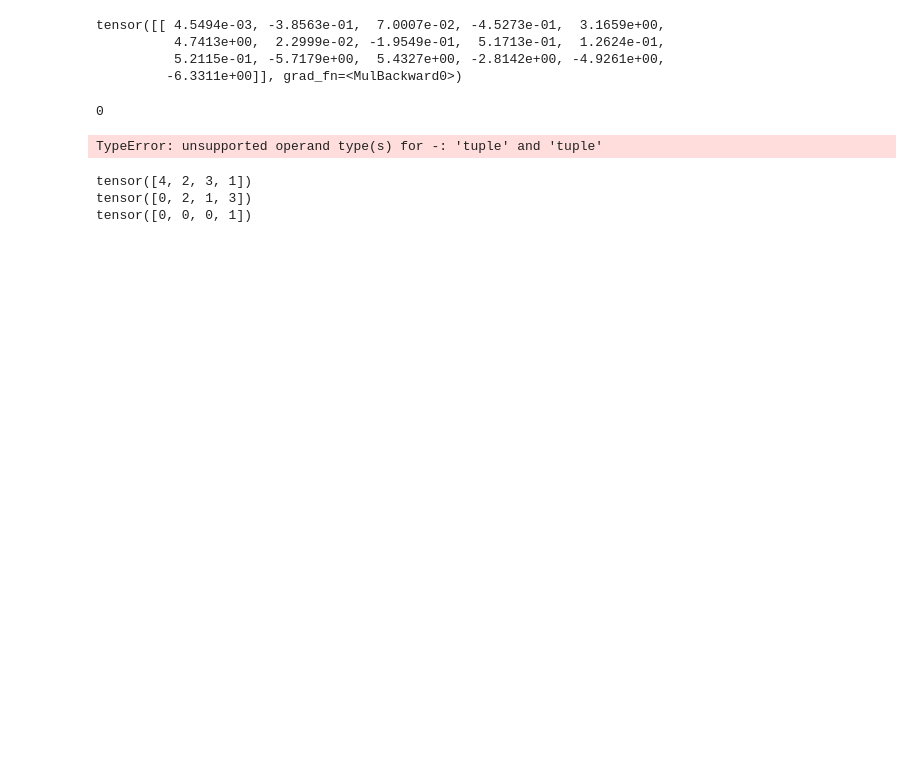
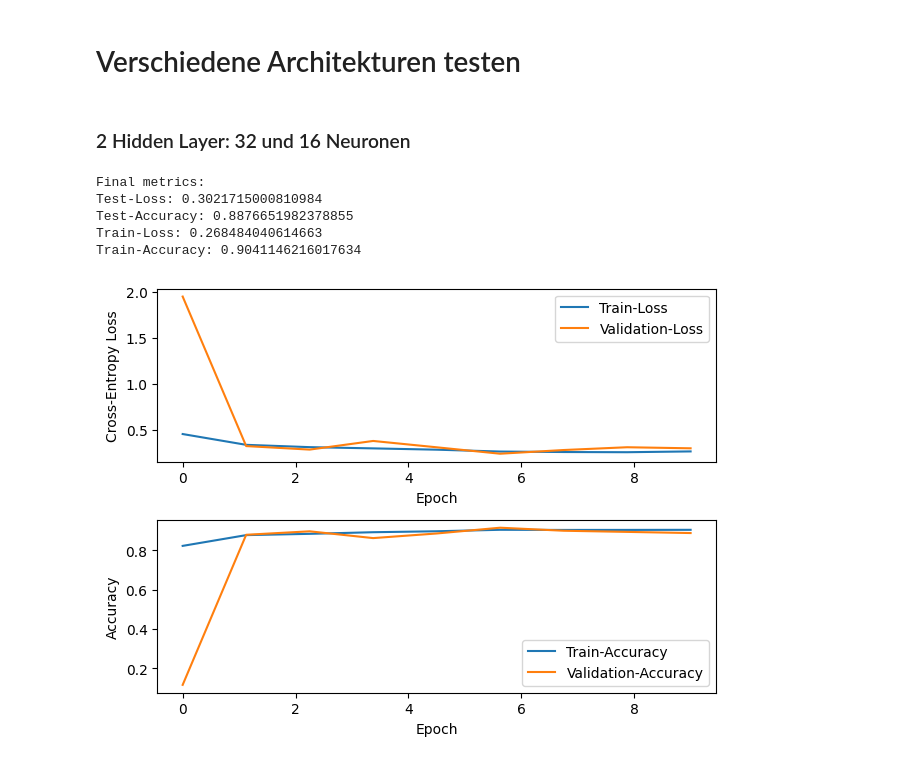
Before and after one commit to surajk222/Project_Group_Attribution_Method, a Jupyter notebook: train.ipynb, the cells around one changed output. Cells and saved outputs as stored; diff of their text form; code cells hidden in the pictures; blank space fills up the shorter version.

```diff
--- a/train.ipynb
+++ b/train.ipynb
@@ -4,5 +0,0 @@ import torch
-# %%
-from data.datasets import DryBean
-from model.training import train_model
-
-model = train_model()[0]
@@ -49,36 +1,14 @@ tensor([-0.5787, -1.7392, -1.8341, -1.8474,  0.5648, -0.7242, -0.6304, -1.7664,
-# %%
-dataset = DryBean(mode=DatasetMode.TEST)
-x,true_y = dataset[0]
-x = x.unsqueeze(0)
-input = x.clone().detach().requires_grad_(True)
-
-ig_captum = captum.attr.IntegratedGradients(model)
-
-attributions = ig_captum.attribute(input,method="riemann_right", target=4,n_steps=500)
-print(attributions)
-# %% [output]
-tensor([[ 4.5494e-03, -3.8563e-01,  7.0007e-02, -4.5273e-01,  3.1659e+00,
-          4.7413e+00,  2.2999e-02, -1.9549e-01,  5.1713e-01,  1.2624e-01,
-          5.2115e-01, -5.7179e+00,  5.4327e+00, -2.8142e+00, -4.9261e+00,
-         -6.3311e+00]], grad_fn=<MulBackward0>)
-# %%
-from evaluation import IntegratedGradientsEvaluator
-
-evaluator = IntegratedGradientsEvaluator(model=model)
-print(evaluator.mse_delta())
-# %% [output]
-0
-TypeError: unsupported operand type(s) for -: 'tuple' and 'tuple'
-# %%
-tensor = torch.tensor([4,2,3,1])
-indices = tensor.argsort(descending=True)
-
-print(tensor)
-print(indices)
-
-tensor[indices[0:3]]=0
-print(tensor)
-# %% [output]
-tensor([4, 2, 3, 1])
-tensor([0, 2, 1, 3])
-tensor([0, 0, 0, 1])
+# %% [markdown]
+# Verschiedene Architekturen testen
+# %% [markdown]
+### 2 Hidden Layer: 32 und 16 Neuronen
+# %%
+from model.training import train_model_and_visualize
+train_model_and_visualize([32,16])
+# %% [output]
+Final metrics:
+Test-Loss: 0.3021715000810984
+Test-Accuracy: 0.8876651982378855
+Train-Loss: 0.268484040614663
+Train-Accuracy: 0.9041146216017634
+[figure, added]
```
Also changed, not shown: parts of 17 cells of this notebook.
